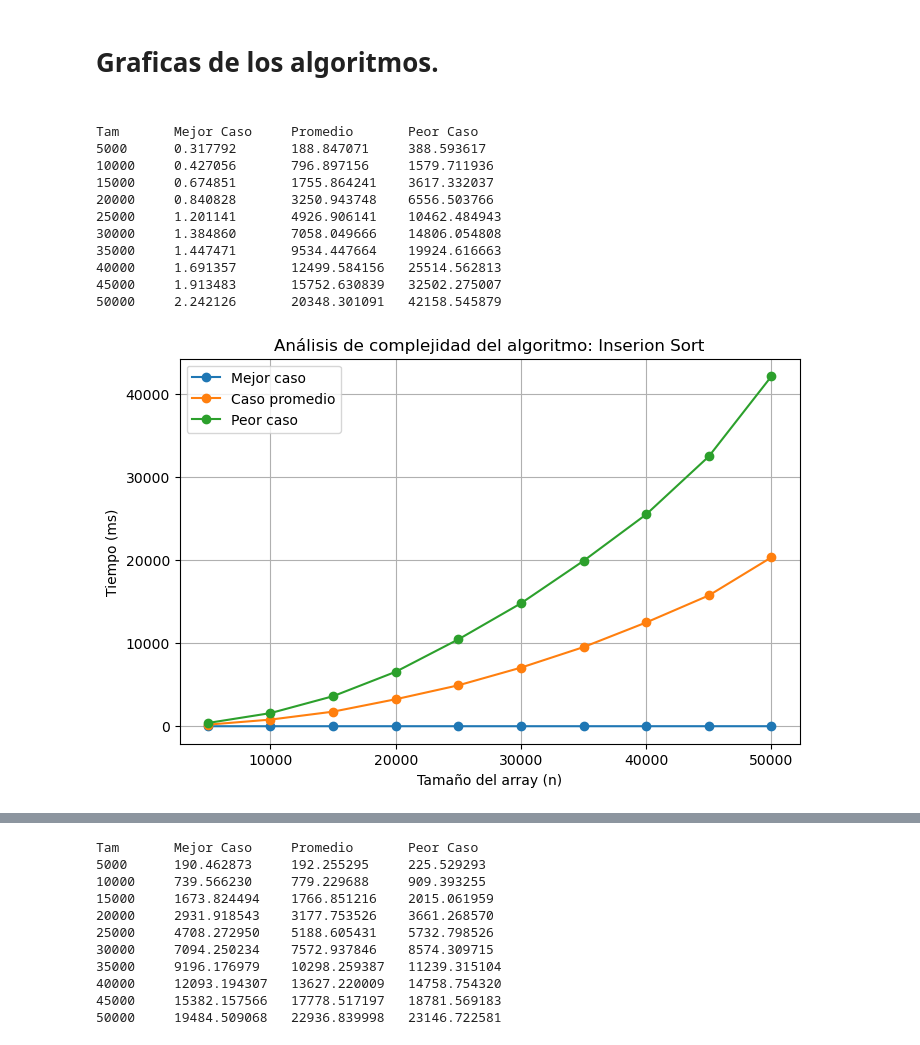
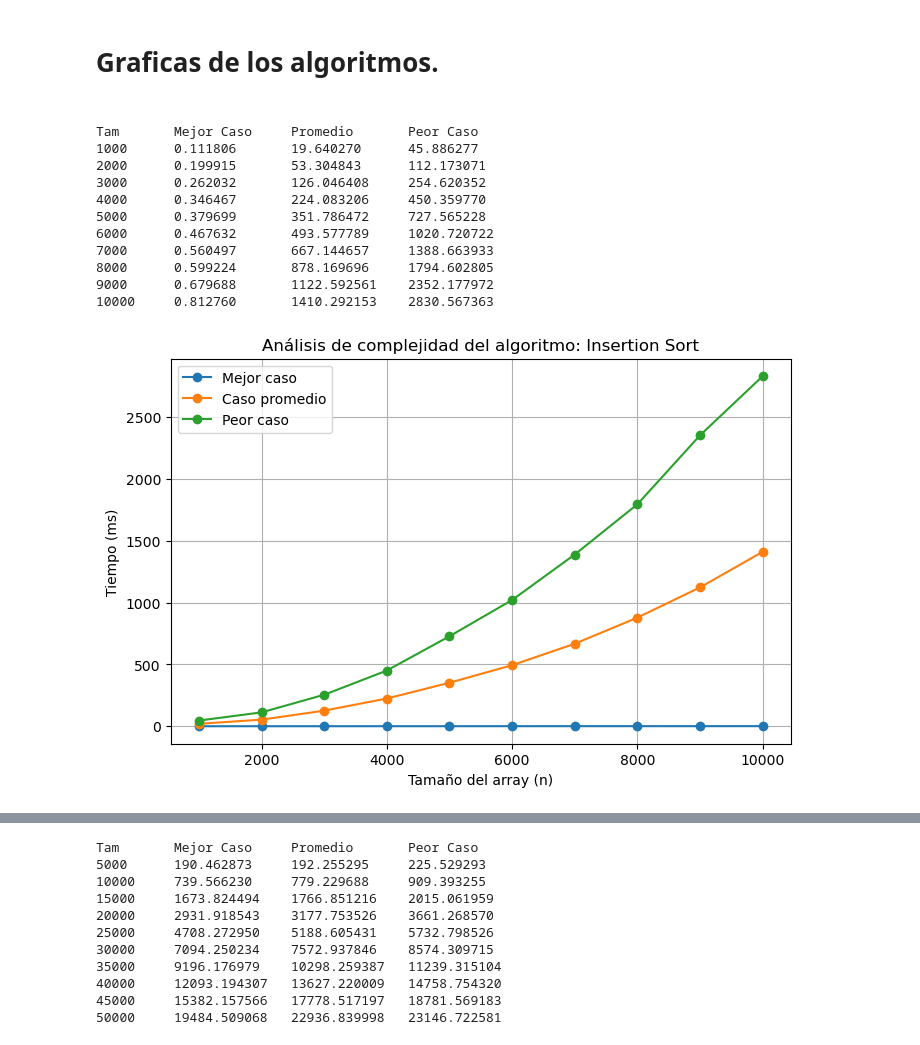
Before and after one commit to Javier033x/Tareas-Unison, a Jupyter notebook: 2026-1/Analisis_de_Algoritmos/Tareas/Tarea_1/algoritmos_codigo/algoritmos_codigo.ipynb, the cells around one changed output, grey strips where cells are left out. Saved outputs shown, nothing was run; the diff lists cells and outputs as text; code cells hidden in the pictures.

```diff
--- a/2026-1/Analisis_de_Algoritmos/Tareas/Tarea_1/algoritmos_codigo/algoritmos_codigo.ipynb
+++ b/2026-1/Analisis_de_Algoritmos/Tareas/Tarea_1/algoritmos_codigo/algoritmos_codigo.ipynb
@@ -149,7 +150,7 @@ tiem_peor = []
 
 for n in range(1, 11):
 
-    size = n * 5000
+    size = n * 1000
     tam.append(size)
 
     _, t_mejor = INSERTION_SORT(creacion_muestra_mejor_caso(size))
@@ -166,17 +167,17 @@ for t, mejor, prom, peor in zip(tam, tiem_mejor, tiem_prom, tiem_peor):
     print(f"{t:<10}{mejor:<15.6f}{prom:<15.6f}{peor:<15.6f}")
 # %% [output]
 Tam       Mejor Caso     Promedio       Peor Caso
-5000      0.317792       188.847071     388.593617
-10000     0.427056       796.897156     1579.711936
-15000     0.674851       1755.864241    3617.332037
-20000     0.840828       3250.943748    6556.503766
-25000     1.201141       4926.906141    10462.484943
-30000     1.384860       7058.049666    14806.054808
-35000     1.447471       9534.447664    19924.616663
-40000     1.691357       12499.584156   25514.562813
-45000     1.913483       15752.630839   32502.275007
-50000     2.242126       20348.301091   42158.545879
+1000      0.111806       19.640270      45.886277
+2000      0.199915       53.304843      112.173071
+3000      0.262032       126.046408     254.620352
+4000      0.346467       224.083206     450.359770
+5000      0.379699       351.786472     727.565228
+6000      0.467632       493.577789     1020.720722
+7000      0.560497       667.144657     1388.663933
+8000      0.599224       878.169696     1794.602805
+9000      0.679688       1122.592561    2352.177972
+10000     0.812760       1410.292153    2830.567363
 # %%
-graficar(tam, tiem_mejor,tiem_prom, tiem_peor, "Inserion Sort")
+graficar(tam, tiem_mejor,tiem_prom, tiem_peor, "Insertion Sort")
 # %% [output]
-[figure, old version]
+[figure, new version]
```
Also changed, not shown: parts of 12 cells of this notebook.
